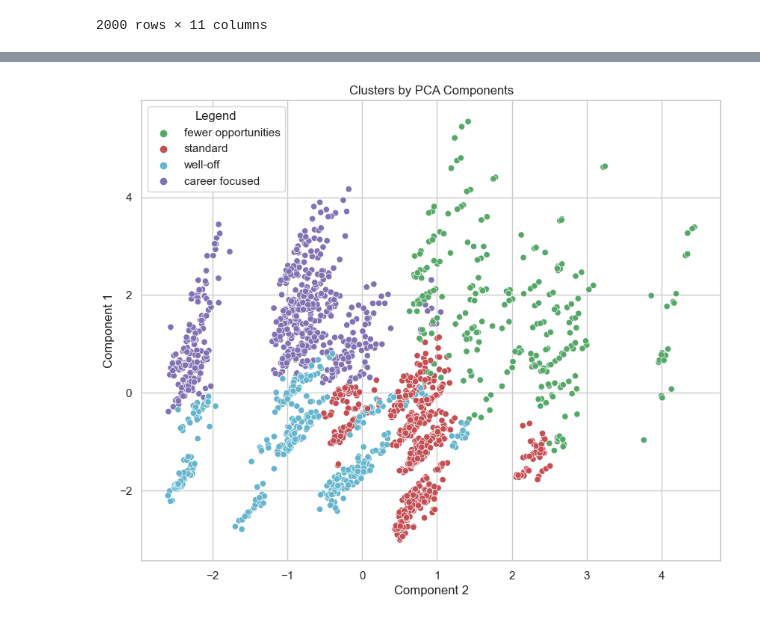
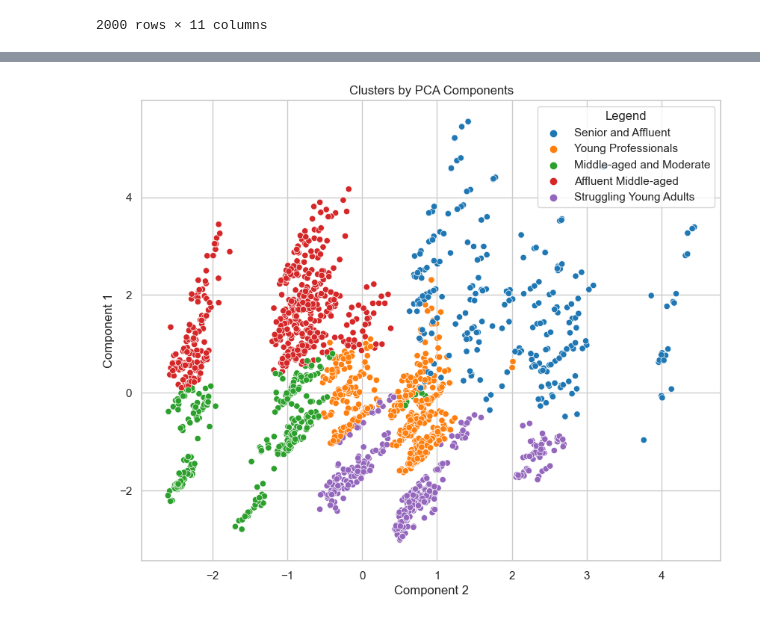
Before and after one commit to kings-data-quest/Retail_store_customer_analytiics, a Jupyter notebook: notebooks/2.0-prof-customer-segmentation.ipynb, the cells around one changed output, grey strips where cells are left out. Drawn from its saved outputs; the diff is of its cells as text; code cells hidden in the pictures.

Commit message:
segmentation_completed

```diff
--- a/notebooks/2.0-prof-customer-segmentation.ipynb
+++ b/notebooks/2.0-prof-customer-segmentation.ipynb
@@ -373,7 +405,7 @@ plt.show()
 # %% [output]
 [figure]
 # %%
-kmeans_pca = KMeans(n_clusters = 4, random_state = 42)
+kmeans_pca = KMeans(n_clusters = 5, random_state = 42)
 # %%
 kmeans_pca.fit(scores_pca)
 # %% [output]
@@ -413,3 +446,11 @@ df_segm_pca_kmeans_freq
+# %%
+cluster_names = {
+    3: "Young Professionals",
+    2: "Struggling Young Adults",
+    1: "Middle-aged and Moderate",
+    4: "Affluent Middle-aged",
+    0: "Senior and Affluent"
+}
 # %%
 df_segm_pca_kmeans_freq['N Obs'] = df_segm_pca_kmeans[['Segment K-means PCA','Sex']].groupby(['Segment K-means PCA']).count()
 df_segm_pca_kmeans_freq['Prop Obs'] = df_segm_pca_kmeans_freq['N Obs'] / df_segm_pca_kmeans_freq['N Obs'].sum()
@@ -428,14 +467,14 @@ df_segm_pca_kmeans_freq
 # %%
-df_segm_pca_kmeans['Legend'] = df_segm_pca_kmeans['Segment K-means PCA'].map({0:'standard',
-                                                          1:'career focused',
-                                                          2:'fewer opportunities',
-                                                          3:'well-off'})
+df_segm_pca_kmeans['Legend'] = df_segm_pca_kmeans['Segment K-means PCA'].map(cluster_names)
 # %%
 x_axis = df_segm_pca_kmeans['Component 2']
 y_axis = df_segm_pca_kmeans['Component 1']
+z_axis = df_segm_pca_kmeans['Component 3']
+
 plt.figure(figsize = (10, 8))
-sns.scatterplot(x = x_axis,y =  y_axis, hue = df_segm_pca_kmeans['Legend'], palette = ['g', 'r', 'c', 'm'])
+sns.scatterplot(x = x_axis,y =  y_axis, hue = df_segm_pca_kmeans['Legend'], palette = custom_palette)
 plt.title('Clusters by PCA Components')
+plt.savefig('../reports/figures/clusters_pca_com.png')
 plt.show()
 # %% [output]
-[figure, old version]
+[figure, new version]
```
Also changed, not shown: parts of 17 cells of this notebook, 6 other files.
